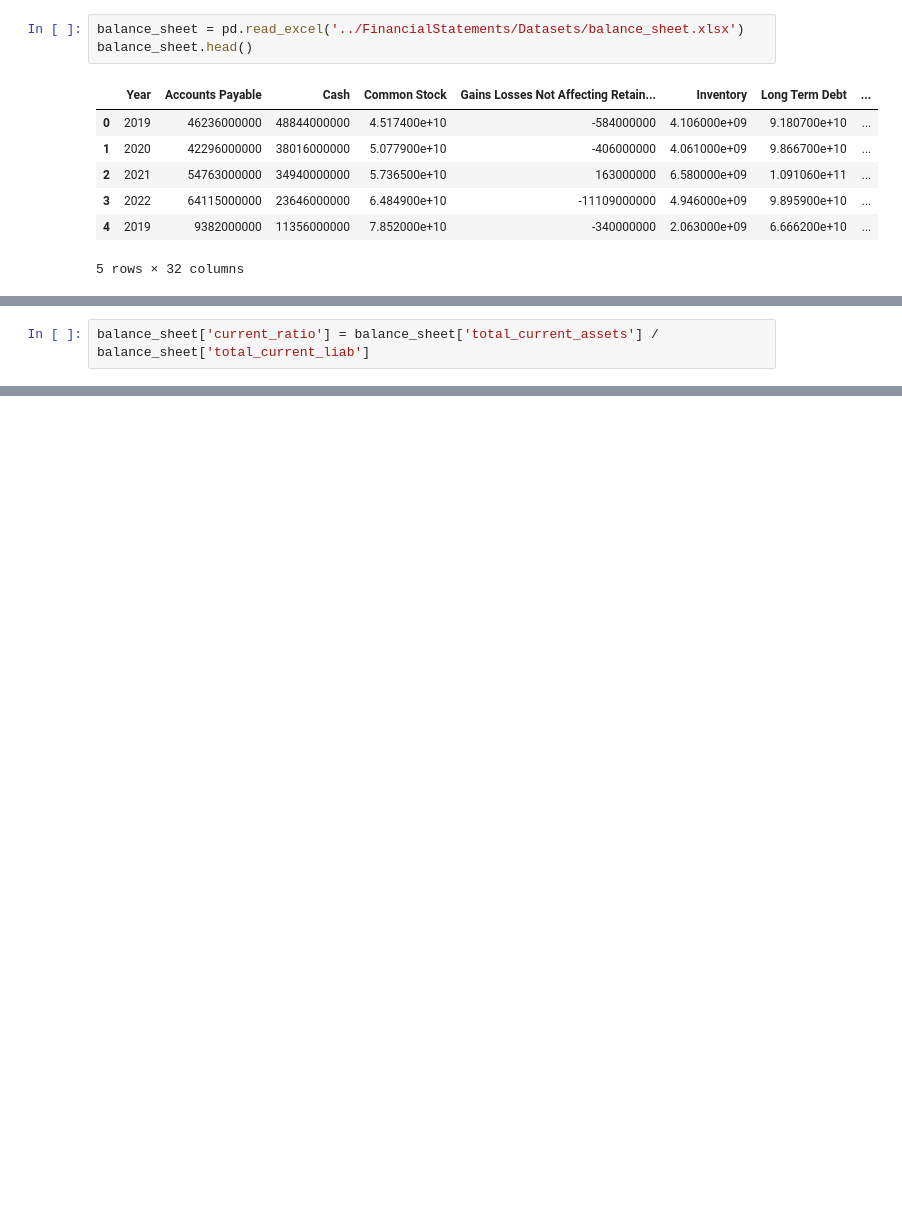
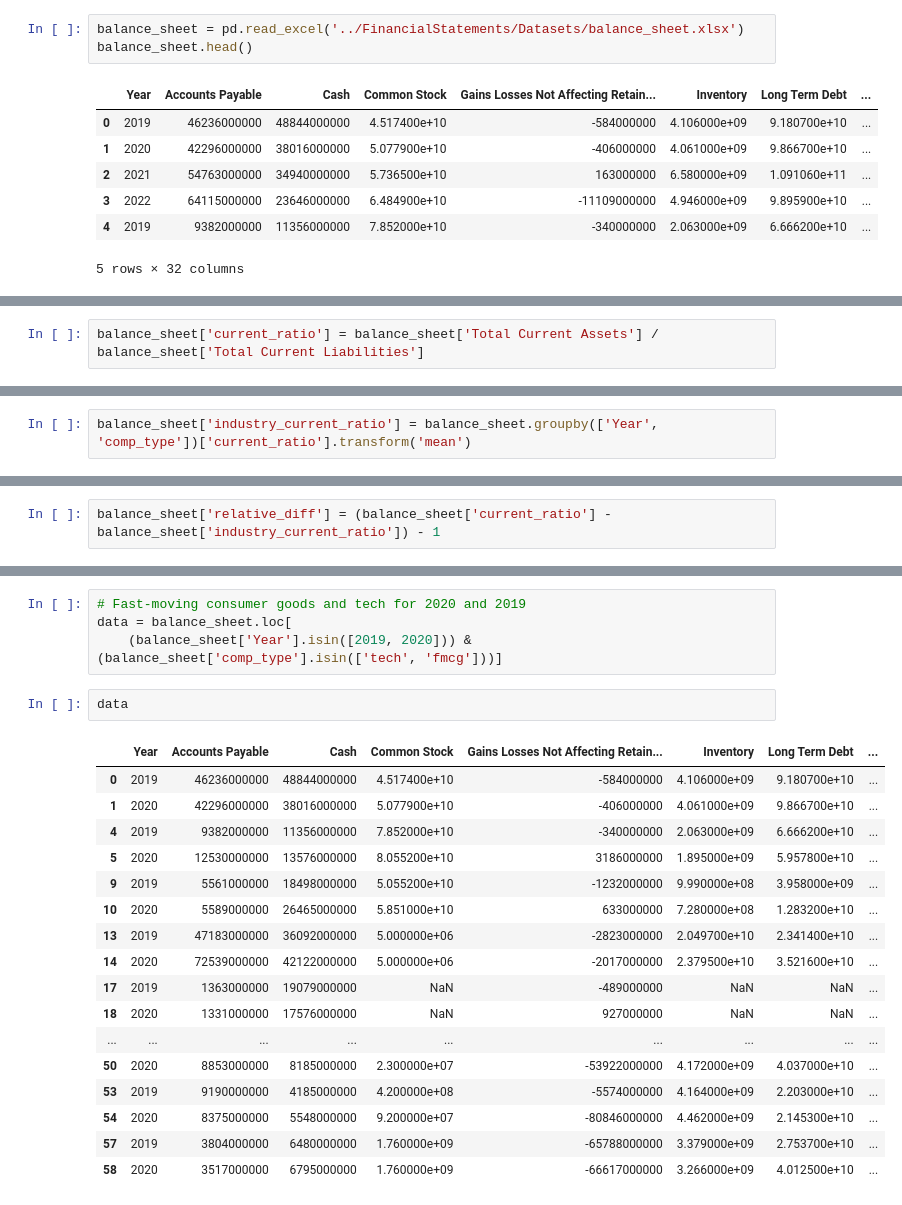
Before and after one commit to mezamateoj/Financial-Analysis, a Jupyter notebook: Fundamental Analysis/FinancialStatements/BalanceSheet.ipynb, the cells around one changed output, grey strips where cells are left out. Drawn from its saved outputs; the diff is of its cells as text; blank space fills up the shorter version.

Commit message:
Pandas Balance Sheet manipulation

```diff
--- a/Fundamental Analysis/FinancialStatements/BalanceSheet.ipynb
+++ b/Fundamental Analysis/FinancialStatements/BalanceSheet.ipynb
@@ -17 +34,3 @@ balance_sheet.head()
+# %%
+balance_sheet['current_ratio'] = balance_sheet['Total Current Assets'] / balance_sheet['Total Current Liabilities']
 # %%
@@ -36,0 +82,2 @@ memory usage: 15.1+ KB
+# %%
+balance_sheet['industry_current_ratio'] = balance_sheet.groupby(['Year', 'comp_type'])['current_ratio'].transform('mean')
@@ -37,2 +92,2 @@ memory usage: 15.1+ KB
 # %%
-balance_sheet['current_ratio'] = balance_sheet['total_current_assets'] / balance_sheet['total_current_liab']
+balance_sheet['relative_diff'] = (balance_sheet['current_ratio'] - balance_sheet['industry_current_ratio']) - 1
@@ -38,0 +112,24 @@ balance_sheet['current_ratio'] = balance_sheet['total_current_assets'] / balance
+# %%
+# Fast-moving consumer goods and tech for 2020 and 2019
+data = balance_sheet.loc[
+    (balance_sheet['Year'].isin([2019, 2020])) & (balance_sheet['comp_type'].isin(['tech', 'fmcg']))]
+# %%
+data
+# %% [output]
+|  | Year | Accounts Payable | Cash | Common Stock | Gains Losses Not Affecting Retain... | Inventory | Long Term Debt | ... |
+| 0 | 2019 | 46236000000 | 48844000000 | 4.517400e+10 | -584000000 | 4.106000e+09 | 9.180700e+10 | ... |
+| 1 | 2020 | 42296000000 | 38016000000 | 5.077900e+10 | -406000000 | 4.061000e+09 | 9.866700e+10 | ... |
+| 4 | 2019 | 9382000000 | 11356000000 | 7.852000e+10 | -340000000 | 2.063000e+09 | 6.666200e+10 | ... |
+| 5 | 2020 | 12530000000 | 13576000000 | 8.055200e+10 | 3186000000 | 1.895000e+09 | 5.957800e+10 | ... |
+| 9 | 2019 | 5561000000 | 18498000000 | 5.055200e+10 | -1232000000 | 9.990000e+08 | 3.958000e+09 | ... |
+| 10 | 2020 | 5589000000 | 26465000000 | 5.851000e+10 | 633000000 | 7.280000e+08 | 1.283200e+10 | ... |
+| 13 | 2019 | 47183000000 | 36092000000 | 5.000000e+06 | -2823000000 | 2.049700e+10 | 2.341400e+10 | ... |
+| 14 | 2020 | 72539000000 | 42122000000 | 5.000000e+06 | -2017000000 | 2.379500e+10 | 3.521600e+10 | ... |
+| 17 | 2019 | 1363000000 | 19079000000 | NaN | -489000000 | NaN | NaN | ... |
+| 18 | 2020 | 1331000000 | 17576000000 | NaN | 927000000 | NaN | NaN | ... |
+| ... | ... | ... | ... | ... | ... | ... | ... | ... |
+| 50 | 2020 | 8853000000 | 8185000000 | 2.300000e+07 | -53922000000 | 4.172000e+09 | 4.037000e+10 | ... |
+| 53 | 2019 | 9190000000 | 4185000000 | 4.200000e+08 | -5574000000 | 4.164000e+09 | 2.203000e+10 | ... |
+| 54 | 2020 | 8375000000 | 5548000000 | 9.200000e+07 | -80846000000 | 4.462000e+09 | 2.145300e+10 | ... |
+| 57 | 2019 | 3804000000 | 6480000000 | 1.760000e+09 | -65788000000 | 3.379000e+09 | 2.753700e+10 | ... |
+| 58 | 2020 | 3517000000 | 6795000000 | 1.760000e+09 | -66617000000 | 3.266000e+09 | 4.012500e+10 | ... |
```
Also changed, not shown: parts of 9 cells of this notebook.
